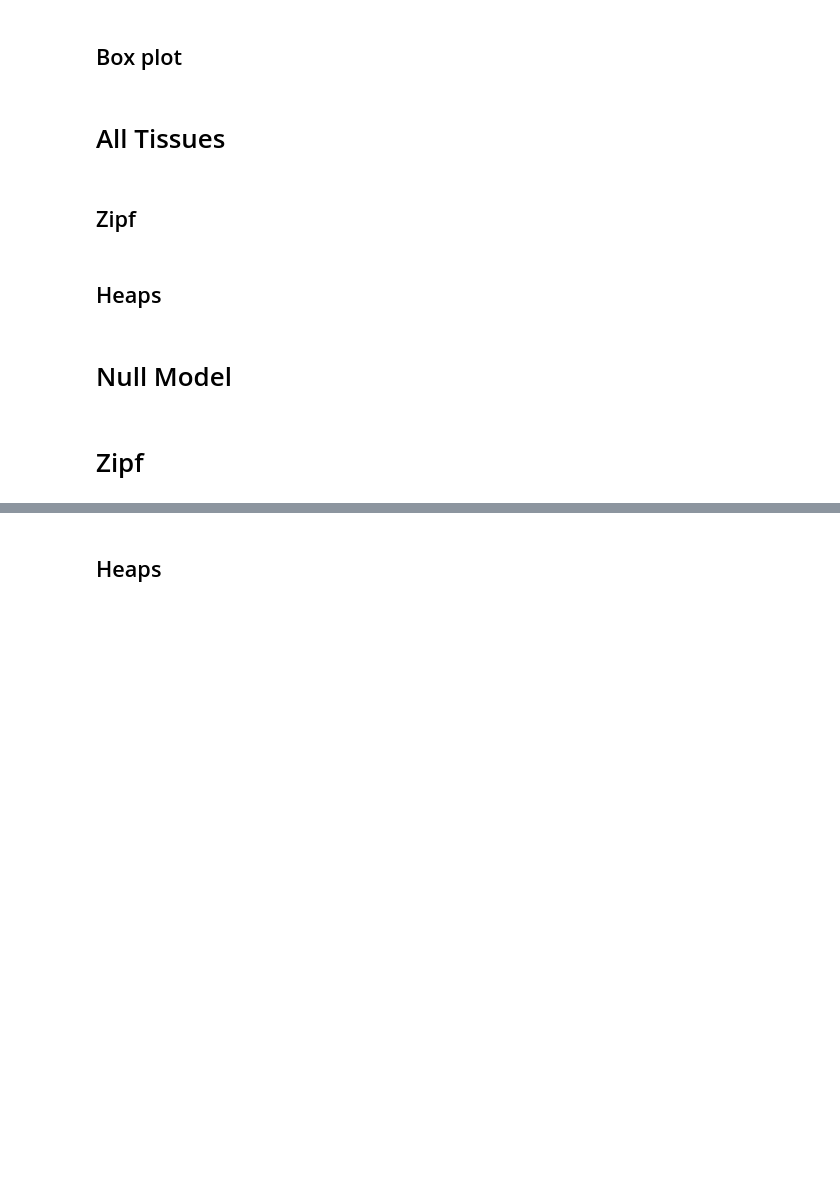
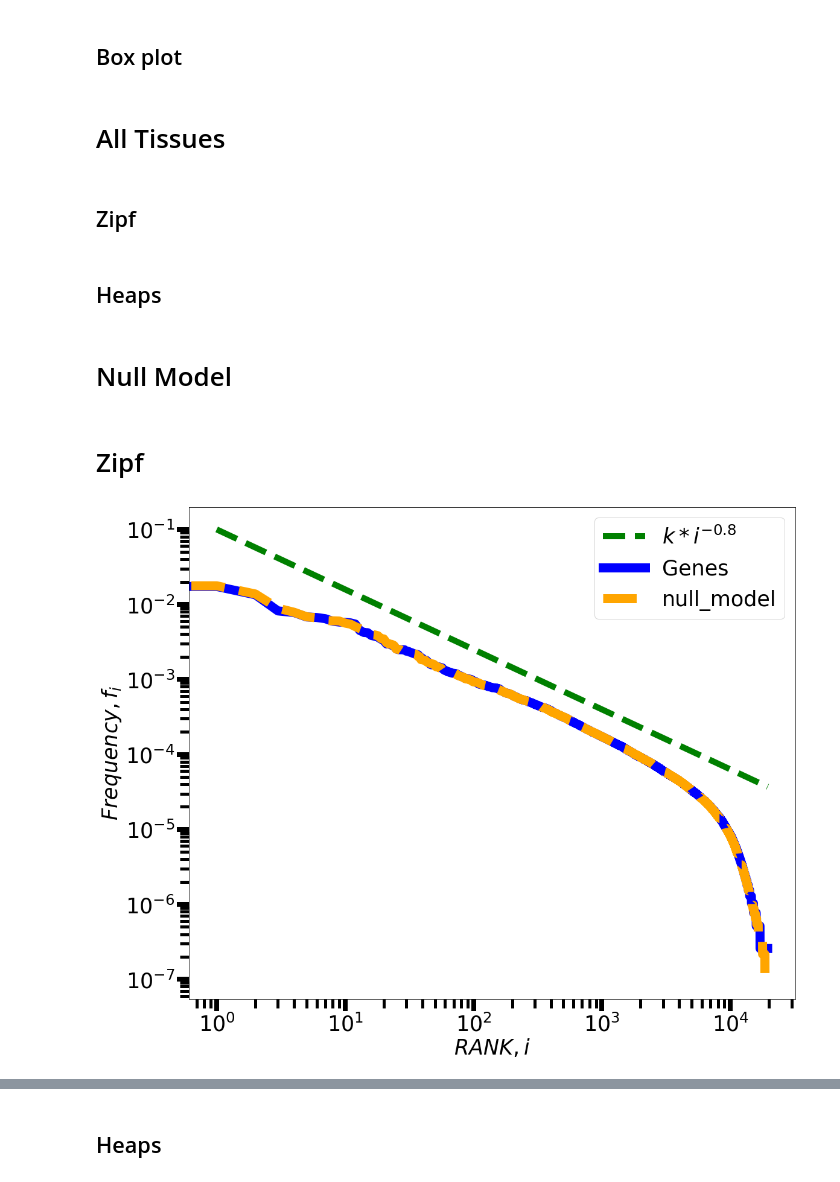
Before and after one commit to fvalle1/phd, a Jupyter notebook: mouse_Atlas/Mouse_exploration.ipynb, the cells around one changed output, grey strips where cells are left out. Drawn from its saved outputs; the diff is of its cells as text; code cells hidden in the pictures; blank space fills up the shorter version.

Commit message:
model predictions

```diff
--- a/mouse_Atlas/Mouse_exploration.ipynb
+++ b/mouse_Atlas/Mouse_exploration.ipynb
@@ -19,5 +23,5 @@ from tacos_plot import scatterdense
 # %%
 data_source ="mca"
 files = os.listdir(data_source)
-from frontiers_analysis import load_all_data
-data = load_all_data(data_source)
+from frontiers_analysis import load_all_data, clean_df
+#data = load_all_data(data_source)
@@ -96,6 +98,6 @@ Data columns (total 7 columns):
 dtypes: object(7)
 memory usage: 16.5+ MB
 # %%
-files = list(filter(lambda f: "MarrowcKit" in f, files))
+files = list(filter(lambda f: "Brain" in f,  os.listdir(data_source)))
 files
 # %% [output]
@@ -127,7 +133,7 @@ for tissue in tissues:
         df = data.reindex(columns=df_info[df_info['Cell_id'].isin(data.columns) & (df_info['tissue']==tissue)]['Cell_id'])
         #df = df.divide(df.sum(0), 1).applymap(lambda cpm: np.log(cpm*1e6+1)) #log(cpm +1)
 
-    if "mca" in data_source:
+    if "tm" in data_source:
         df = pd.read_csv(f"{data_source}/{files[0]}", sep=",", index_col=0) #tabula muris
         df = clean_df(df) #tabula muris
 
@@ -613,31 +639,26 @@ fig.savefig("itegral_heapfs_scatter_plot_color_mca.pdf")
 fig.savefig("itegral_heapfs_scatter_plot_color_mca.png")
 # %% [markdown]
 # Null Model
-# %%
-with open("data_null.pkl","rb") as file:
-    data = pickle.load(file)
-
-means_null = data['means']
-var_null = data['var']
-f_null = data['freq']
-O_null = data['O']
-M_null=data["M"]
-cv2_null = data['cv2']
-diffWords_null = data['diffWords']
 # %% [markdown]
 # Zipf
 # %%
-fig = plt.figure(figsize=(15,8))
+fig,ax = plt.subplots(figsize=(18,15))
 x = np.arange(1, len(f))
-plt.ylabel("$Frequency, f_i$", fontsize=24)
-plt.xlabel("$RANK, i$", fontsize=24)
-plt.yscale('log')
-plt.xscale('log')
+ax.set_ylabel("$Frequency, f_i$", fontsize=35)
+ax.set_xlabel("$RANK, i$", fontsize=35)
+ax.set_yscale('log')
+ax.set_xscale('log')
 #plt.ylim(1e-7,1)
-plt.plot(x, np.power(x,-0.9)*1e-1, 'g--', lw=2, label='$k*i^{-0.5}$')
-plt.plot(np.sort(f.dropna())[::-1], c='blue', lw=5, label='Genes')
+ax.plot(x, np.power(x,-0.8)*1e-1, 'g--', lw=10, label='$k*i^{-0.8}$')
+ax.plot(np.sort(f.dropna())[::-1], c='blue', lw=15, label='Genes')
 if "f_null" in vars().keys():
-    plt.plot(np.sort(f_null/f_null.sum())[::-1], c='orange', ls='--', lw=5, label='null_model')
-plt.legend(fontsize=24)
+    ax.plot(np.sort(f_null/f_null.sum())[::-1], c='orange', ls='--', lw=15, label='null_model')
+
+ax.tick_params(labelsize=35, width=8, length=20)
+ax.tick_params(which="minor", labelsize=35, width=5, length=15)
+
+ax.legend(fontsize=35)
 plt.show()
 fig.savefig("zipf.pdf")
+# %% [output]
+[figure, added]
```
Also changed, not shown: parts of 16 cells of this notebook, 2 other files.
